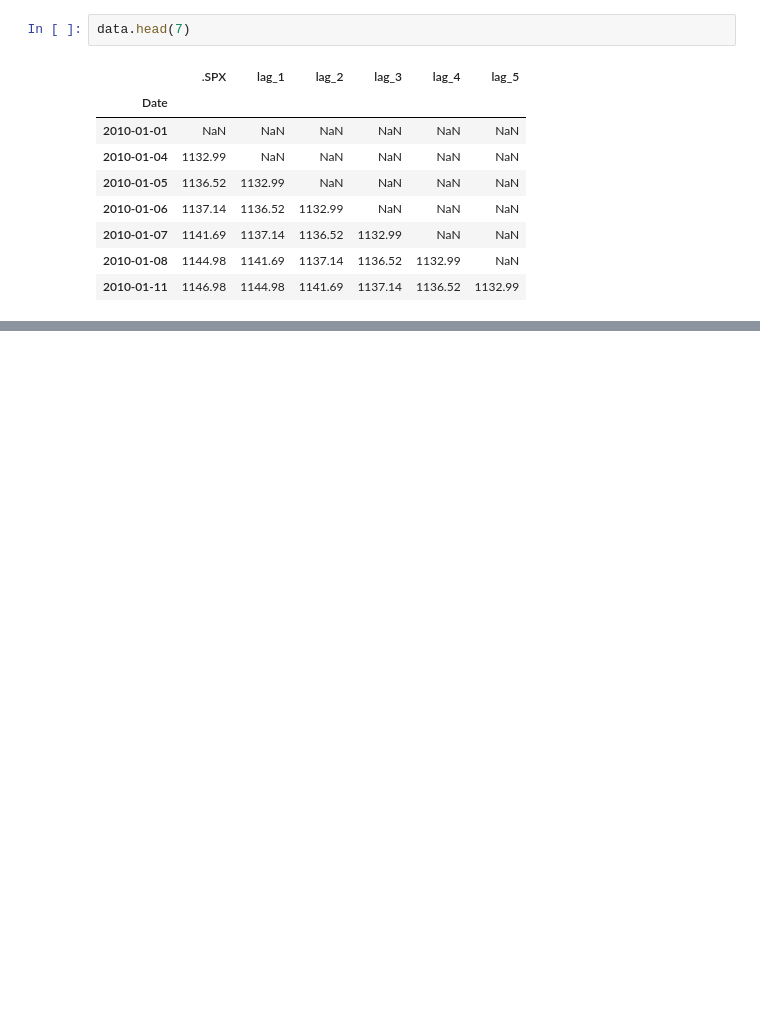
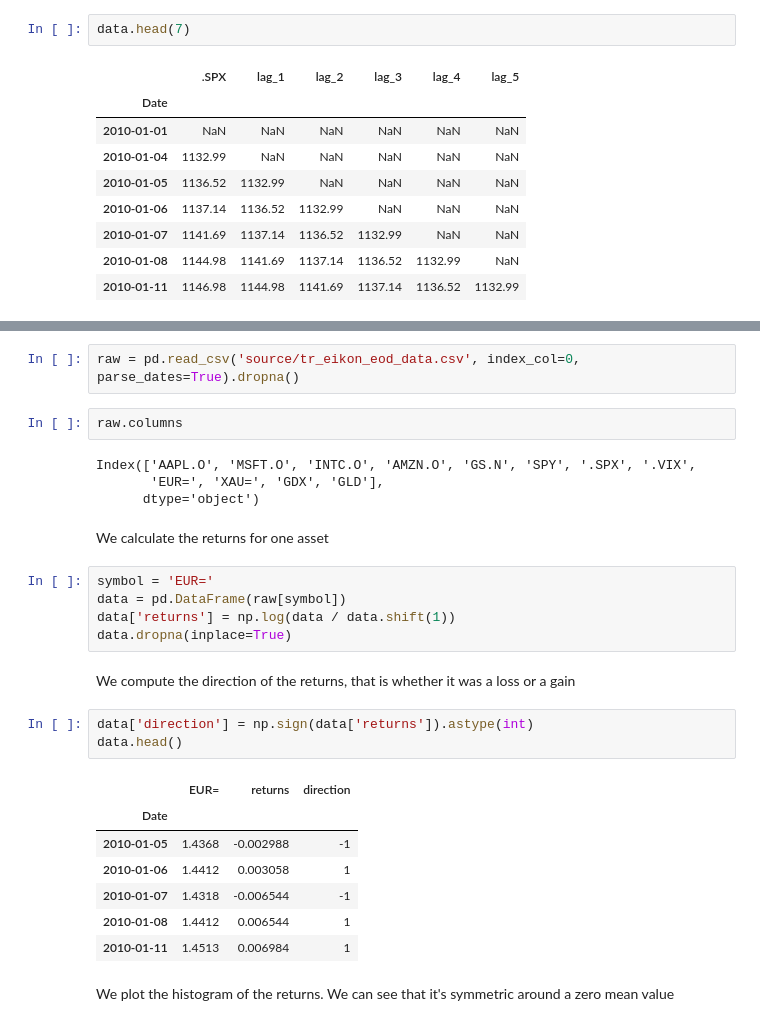
Before and after one commit to luigiselmi/finstat, a Jupyter notebook: hilpisch/ch15_trading_strategies.ipynb, the cells around one changed output, grey strips where cells are left out. Saved outputs shown, nothing was run; the diff lists cells and outputs as text; blank space fills up the shorter version.

```diff
--- a/hilpisch/ch15_trading_strategies.ipynb
+++ b/hilpisch/ch15_trading_strategies.ipynb
@@ -259,0 +303,30 @@ data[[symbol, 'Prediction']].iloc[-75:].plot(figsize=(10, 6));
+# %%
+raw = pd.read_csv('source/tr_eikon_eod_data.csv', index_col=0, parse_dates=True).dropna()
+# %%
+raw.columns
+# %% [output]
+Index(['AAPL.O', 'MSFT.O', 'INTC.O', 'AMZN.O', 'GS.N', 'SPY', '.SPX', '.VIX',
+       'EUR=', 'XAU=', 'GDX', 'GLD'],
+      dtype='object')
+# %% [markdown]
+We calculate the returns for one asset
+# %%
+symbol = 'EUR='
+data = pd.DataFrame(raw[symbol])
+data['returns'] = np.log(data / data.shift(1))
+data.dropna(inplace=True)
+# %% [markdown]
+We compute the direction of the returns, that is whether it was a loss or a gain
+# %%
+data['direction'] = np.sign(data['returns']).astype(int)
+data.head()
+# %% [output]
+|  | EUR= | returns | direction |
+| Date |  |  |  |
+| 2010-01-05 | 1.4368 | -0.002988 | -1 |
+| 2010-01-06 | 1.4412 | 0.003058 | 1 |
+| 2010-01-07 | 1.4318 | -0.006544 | -1 |
+| 2010-01-08 | 1.4412 | 0.006544 | 1 |
+| 2010-01-11 | 1.4513 | 0.006984 | 1 |
+# %% [markdown]
+We plot the histogram of the returns. We can see that it's symmetric around a zero mean value
```
Also changed, not shown: parts of 42 cells of this notebook.
